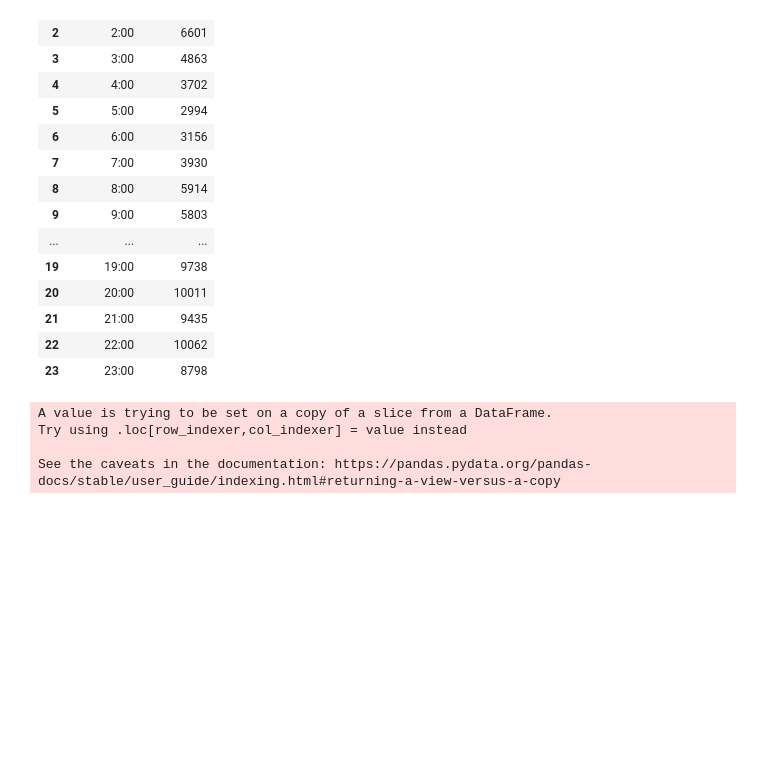
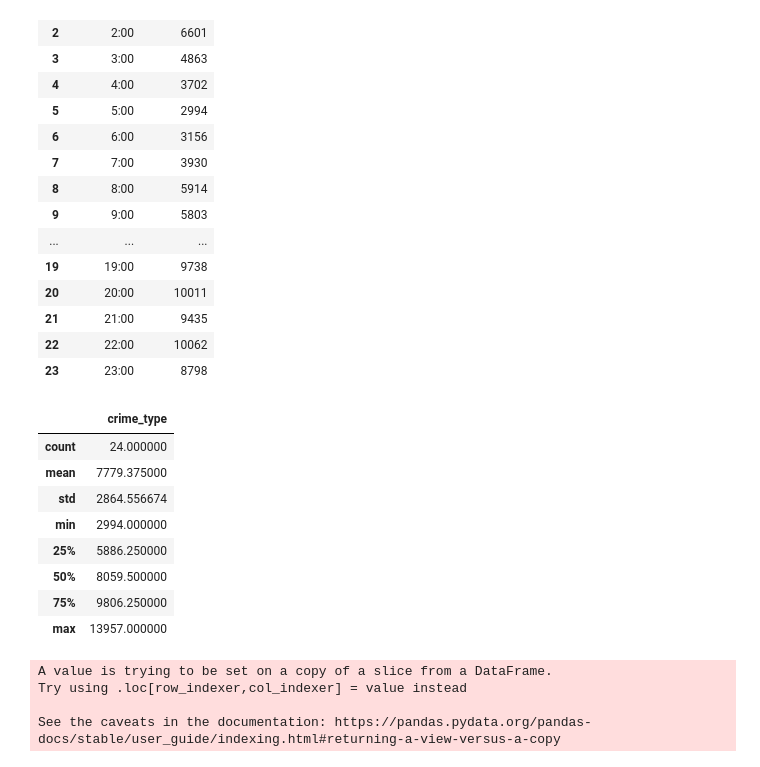
Before and after one commit to ChristopheGarcia1/Crime_Analysis-, a Jupyter notebook: src/resources/plot_zip.ipynb, the cells around one changed output. Cells and saved outputs as stored; diff of their text form; code cells hidden in the pictures; blank space fills up the shorter version.

```diff
--- a/src/resources/plot_zip.ipynb
+++ b/src/resources/plot_zip.ipynb
@@ -144,6 +144,18 @@ fig2 = px.line_polar(crime_time_frames, r="crime_type", theta="time_frame", line
                     color_discrete_sequence=px.colors.sequential.Plasma_r,
                     template="plotly_dark", title='Crime Counts by Hour')
 fig2.show()
+# %%
+crime_time_frames.describe()
+# %% [output]
+|  | crime_type |
+| count | 24.000000 |
+| mean | 7779.375000 |
+| std | 2864.556674 |
+| min | 2994.000000 |
+| 25% | 5886.250000 |
+| 50% | 8059.500000 |
+| 75% | 9806.250000 |
+| max | 13957.000000 |
 # %%
 fig2.write_html('../static/html/time_frames.html')
 # %%
```
Also changed, not shown: parts of 1 cell of this notebook, 3 other files.
